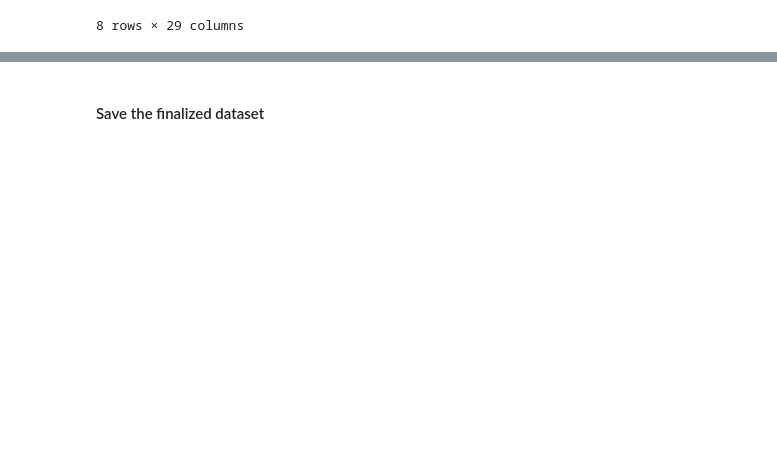
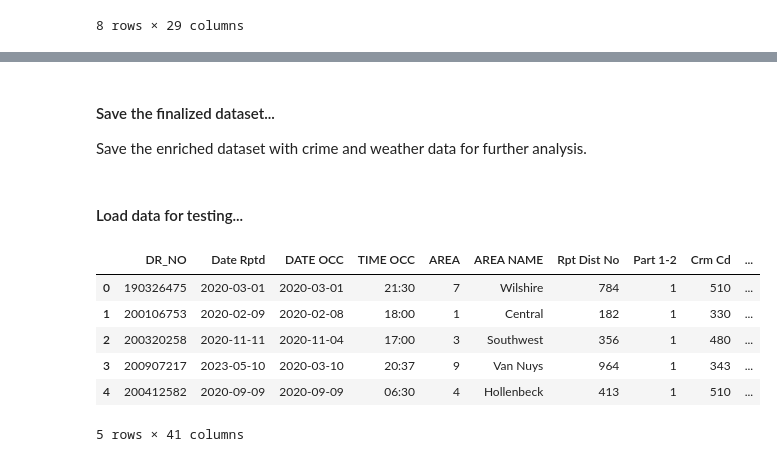
Before and after one commit to MalakaSupun/Crime-Data-Analysis-of-LAPD, a Jupyter notebook: Clean_Data.ipynb, the cells around one changed output, grey strips where cells are left out. Saved outputs shown, nothing was run; the diff lists cells and outputs as text; code cells hidden in the pictures; blank space fills up the shorter version.

Commit message:
Ffinalized code for the dataset clearing.

```diff
--- a/Clean_Data.ipynb
+++ b/Clean_Data.ipynb
@@ -308,4 +319,6 @@ merged_df.describe()
 # %% [markdown]
-#### Save the finalized dataset
+#### Save the finalized dataset...
+
+Save the enriched dataset with crime and weather data for further analysis.
 # %%
 # Save the final dataset
@@ -312,0 +327,13 @@ merged_df.describe()
+# %% [markdown]
+#### Load data for testing...
+# %%
+new_data = pd.read_csv('/home/malaka/Projects/CV_Projects/Datasets/Ready_dataset.csv')
+new_data.head()
+# %% [output]
+|  | DR_NO | Date Rptd | DATE OCC | TIME OCC | AREA | AREA NAME | Rpt Dist No | Part 1-2 | Crm Cd | ... |
+| 0 | 190326475 | 2020-03-01 | 2020-03-01 | 21:30 | 7 | Wilshire | 784 | 1 | 510 | ... |
+| 1 | 200106753 | 2020-02-09 | 2020-02-08 | 18:00 | 1 | Central | 182 | 1 | 330 | ... |
+| 2 | 200320258 | 2020-11-11 | 2020-11-04 | 17:00 | 3 | Southwest | 356 | 1 | 480 | ... |
+| 3 | 200907217 | 2023-05-10 | 2020-03-10 | 20:37 | 9 | Van Nuys | 964 | 1 | 343 | ... |
+| 4 | 200412582 | 2020-09-09 | 2020-09-09 | 06:30 | 4 | Hollenbeck | 413 | 1 | 510 | ... |
+5 rows × 41 columns
```
Also changed, not shown: parts of 9 cells of this notebook.
